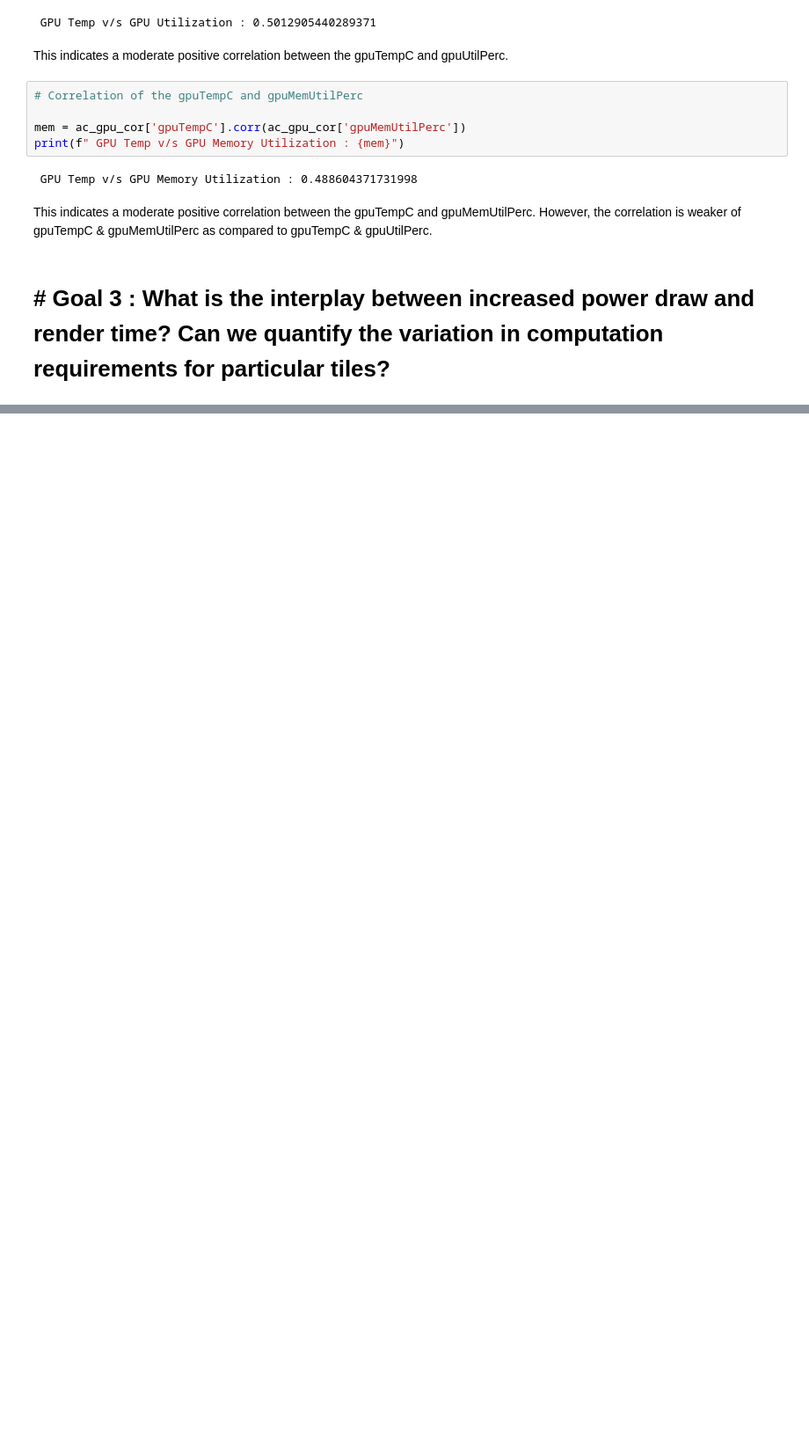
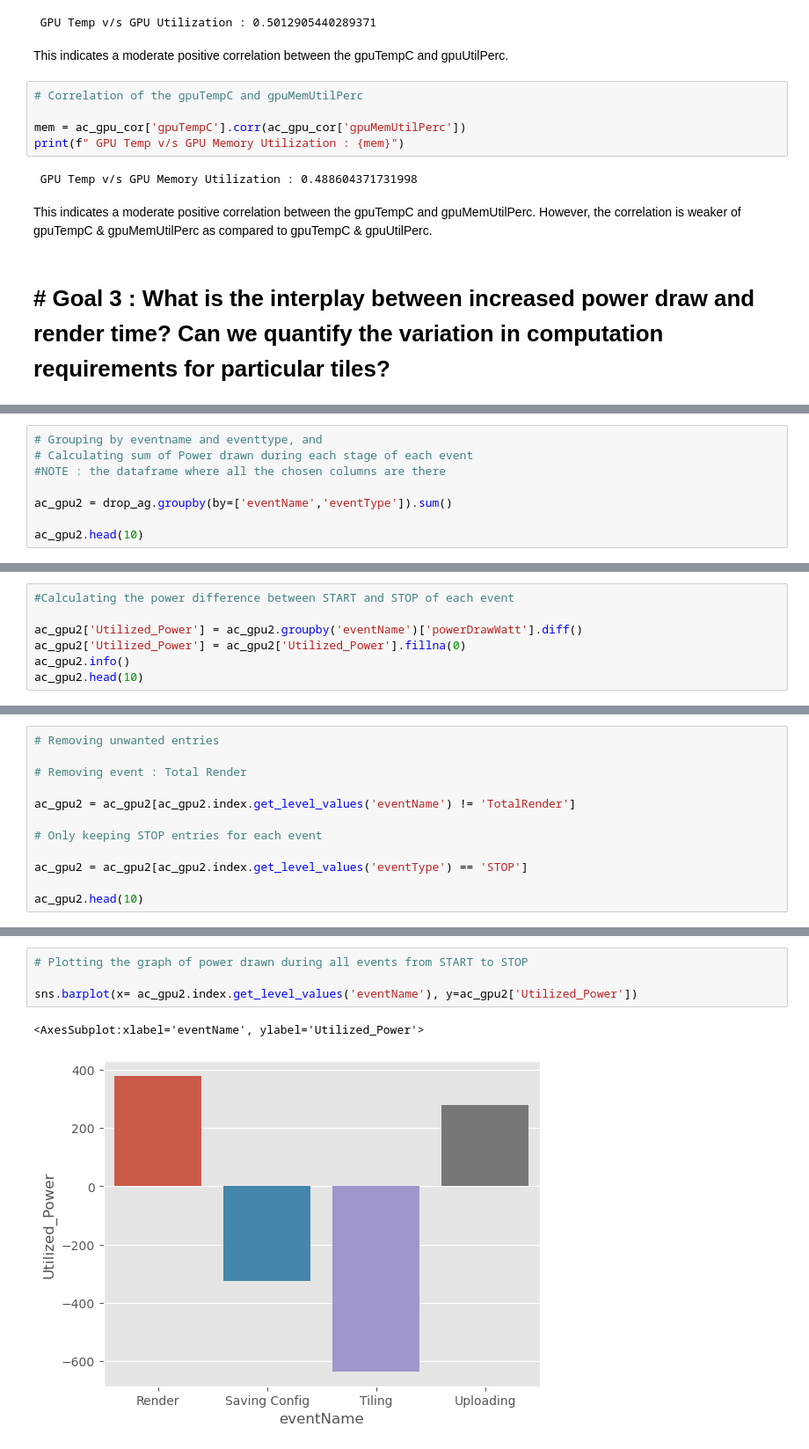
Before and after one commit to spruha2/Tera, a Jupyter notebook: CloudAssign.ipynb, the cells around one changed output, grey strips where cells are left out. Shown: that part at 88% size. Drawn from its saved outputs; the diff is of its cells as text; blank space fills up the shorter version.

```diff
--- a/CloudAssign.ipynb
+++ b/CloudAssign.ipynb
@@ -311,0 +448,8 @@ However, the correlation is weaker of gpuTempC & gpuMemUtilPerc as compared to
+# %%
+# Grouping by eventname and eventtype, and
+# Calculating sum of Power drawn during each stage of each event
+#NOTE : the dataframe where all the chosen columns are there
+
+ac_gpu2 = drop_ag.groupby(by=['eventName','eventType']).sum()
+
+ac_gpu2.head(10)
@@ -311,0 +469,7 @@ However, the correlation is weaker of gpuTempC & gpuMemUtilPerc as compared to
+# %%
+#Calculating the power difference between START and STOP of each event
+
+ac_gpu2['Utilized_Power'] = ac_gpu2.groupby('eventName')['powerDrawWatt'].diff()
+ac_gpu2['Utilized_Power'] = ac_gpu2['Utilized_Power'].fillna(0)
+ac_gpu2.info()
+ac_gpu2.head(10)
@@ -311,0 +503,12 @@ However, the correlation is weaker of gpuTempC & gpuMemUtilPerc as compared to
+# %%
+# Removing unwanted entries
+
+# Removing event : Total Render
+
+ac_gpu2 = ac_gpu2[ac_gpu2.index.get_level_values('eventName') != 'TotalRender']
+
+# Only keeping STOP entries for each event
+
+ac_gpu2 = ac_gpu2[ac_gpu2.index.get_level_values('eventType') == 'STOP']
+
+ac_gpu2.head(10)
@@ -311,0 +522,7 @@ However, the correlation is weaker of gpuTempC & gpuMemUtilPerc as compared to
+# %%
+# Plotting the graph of power drawn during all events from START to STOP
+
+sns.barplot(x= ac_gpu2.index.get_level_values('eventName'), y=ac_gpu2['Utilized_Power'])
+# %% [output]
+<AxesSubplot:xlabel='eventName', ylabel='Utilized_Power'>
+[figure, added]
```
Also changed, not shown: parts of 25 cells of this notebook.
